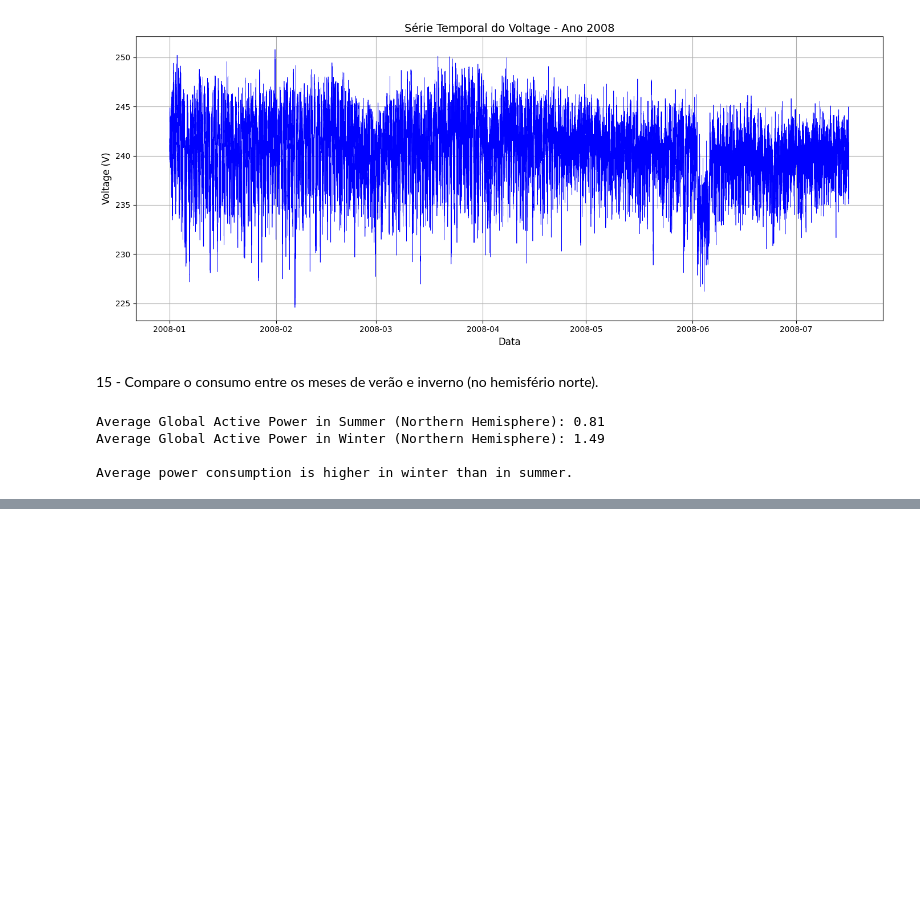
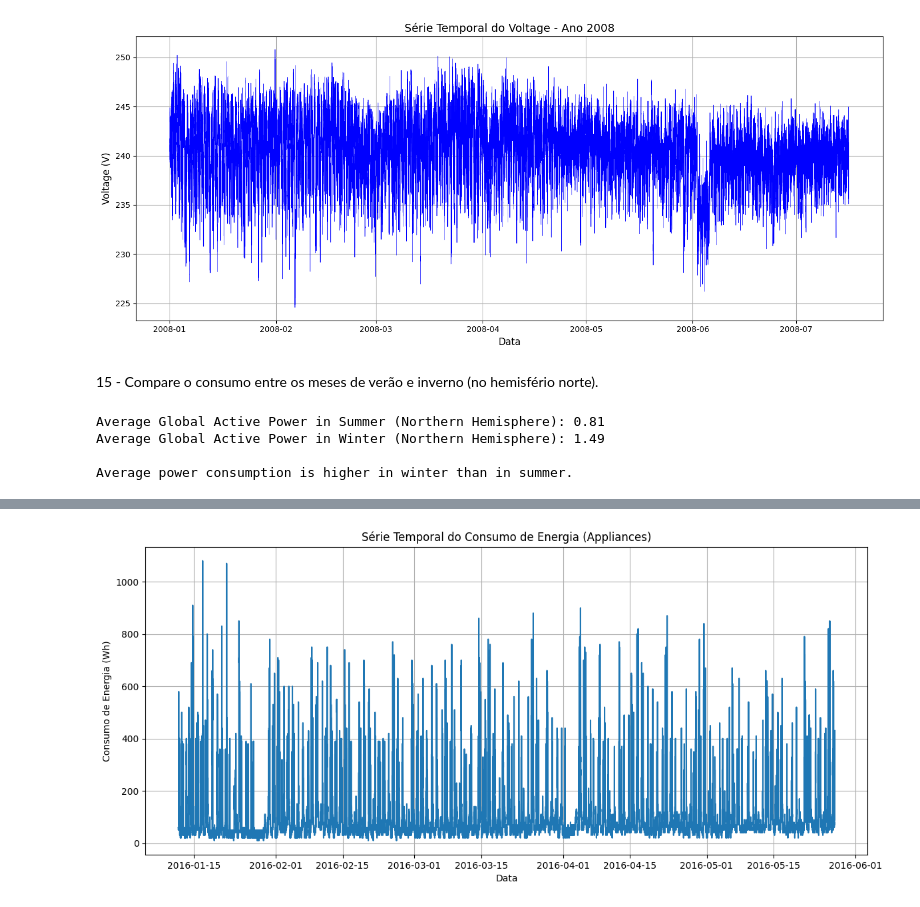
Before and after one commit to NathanMagno/energy-consumers-data, a Jupyter notebook: cp04.ipynb, the cells around one changed output, grey strips where cells are left out. Saved outputs shown, nothing was run; the diff lists cells and outputs as text; code cells hidden in the pictures; blank space fills up the shorter version.

```diff
--- a/cp04.ipynb
+++ b/cp04.ipynb
@@ -356,0 +408,14 @@ Average power consumption is higher in winter than in summer.
+# %%
+import matplotlib.pyplot as plt
+
+apc_df['date'] = pd.to_datetime(apc_df['date'])
+
+plt.figure(figsize=(14, 6))
+sb.lineplot(data=apc_df, x='date', y='Appliances')
+plt.title('Série Temporal do Consumo de Energia (Appliances)')
+plt.xlabel('Data')
+plt.ylabel('Consumo de Energia (Wh)')
+plt.grid(True)
+plt.show()
+# %% [output]
+[figure, added]
```
Also changed, not shown: parts of 16 cells of this notebook.
